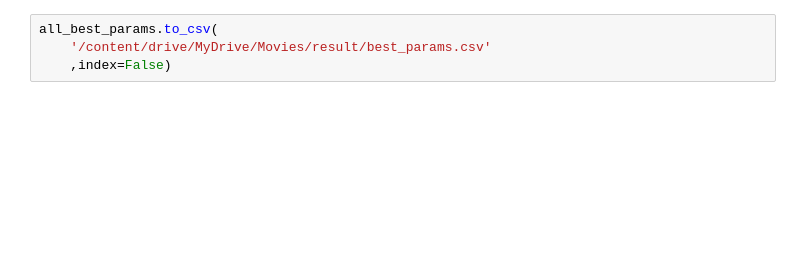
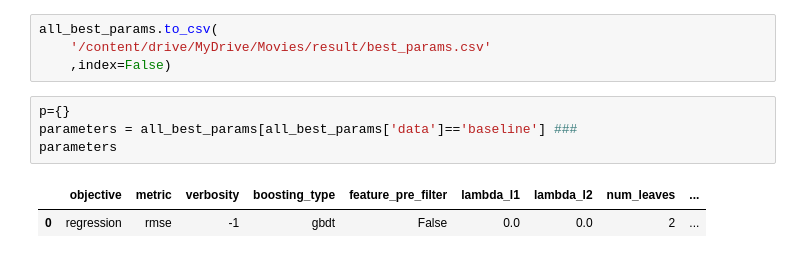
Before and after one commit to KoMurase/movie_research_2, a Jupyter notebook: parameter_tuning.ipynb, the cells around one changed output. Saved outputs shown, nothing was run; the diff lists cells and outputs as text; blank space fills up the shorter version.

```diff
--- a/parameter_tuning.ipynb
+++ b/parameter_tuning.ipynb
@@ -558,3 +546,10 @@ all_best_params
 all_best_params.to_csv(
     '/content/drive/MyDrive/Movies/result/best_params.csv'
     ,index=False)
+# %%
+p={}
+parameters = all_best_params[all_best_params['data']=='baseline'] ###
+parameters
+# %% [output]
+|  | objective | metric | verbosity | boosting_type | feature_pre_filter | lambda_l1 | lambda_l2 | num_leaves | ... |
+| 0 | regression | rmse | -1 | gbdt | False | 0.0 | 0.0 | 2 | ... |
```
Also changed, not shown: parts of 18 cells of this notebook.
